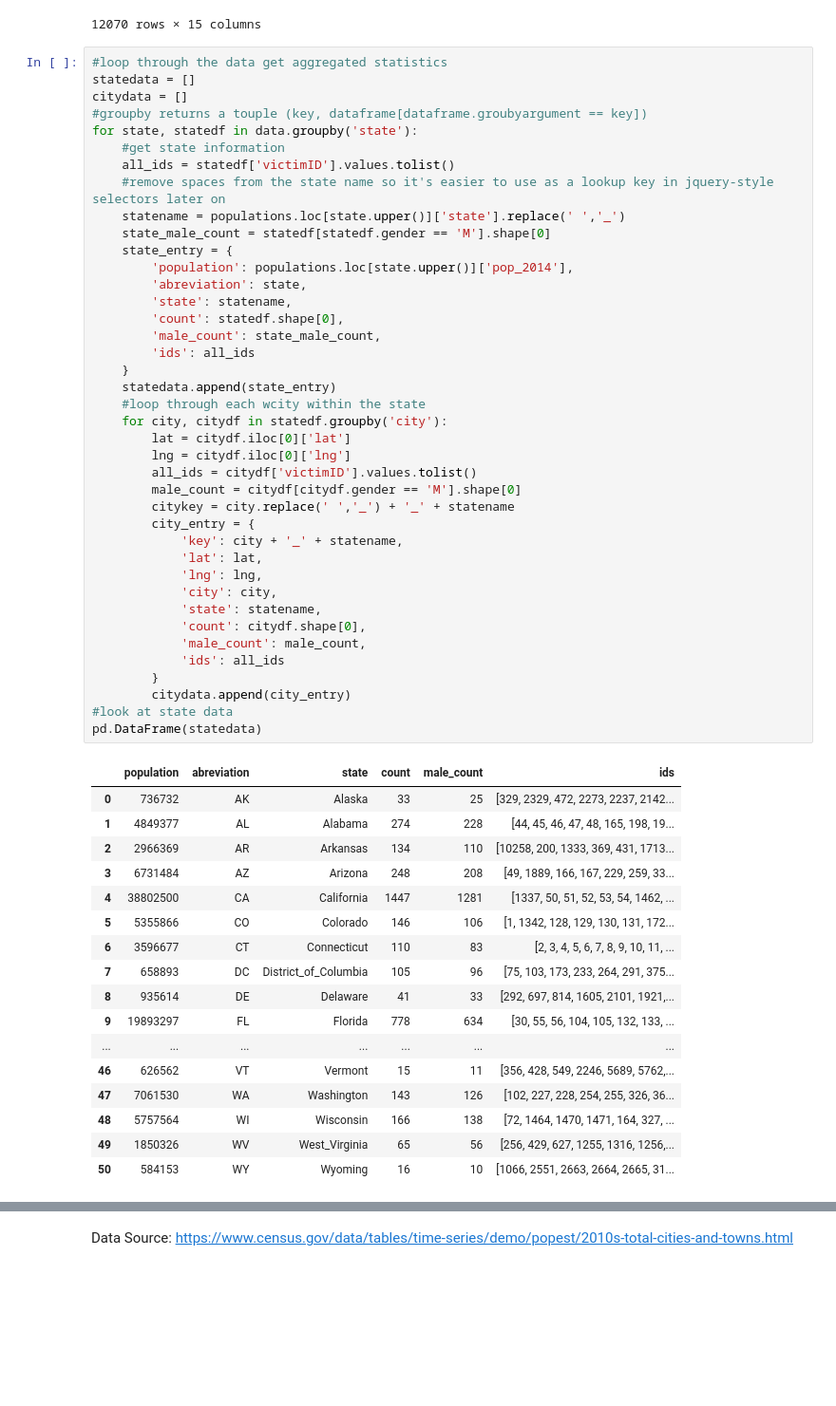
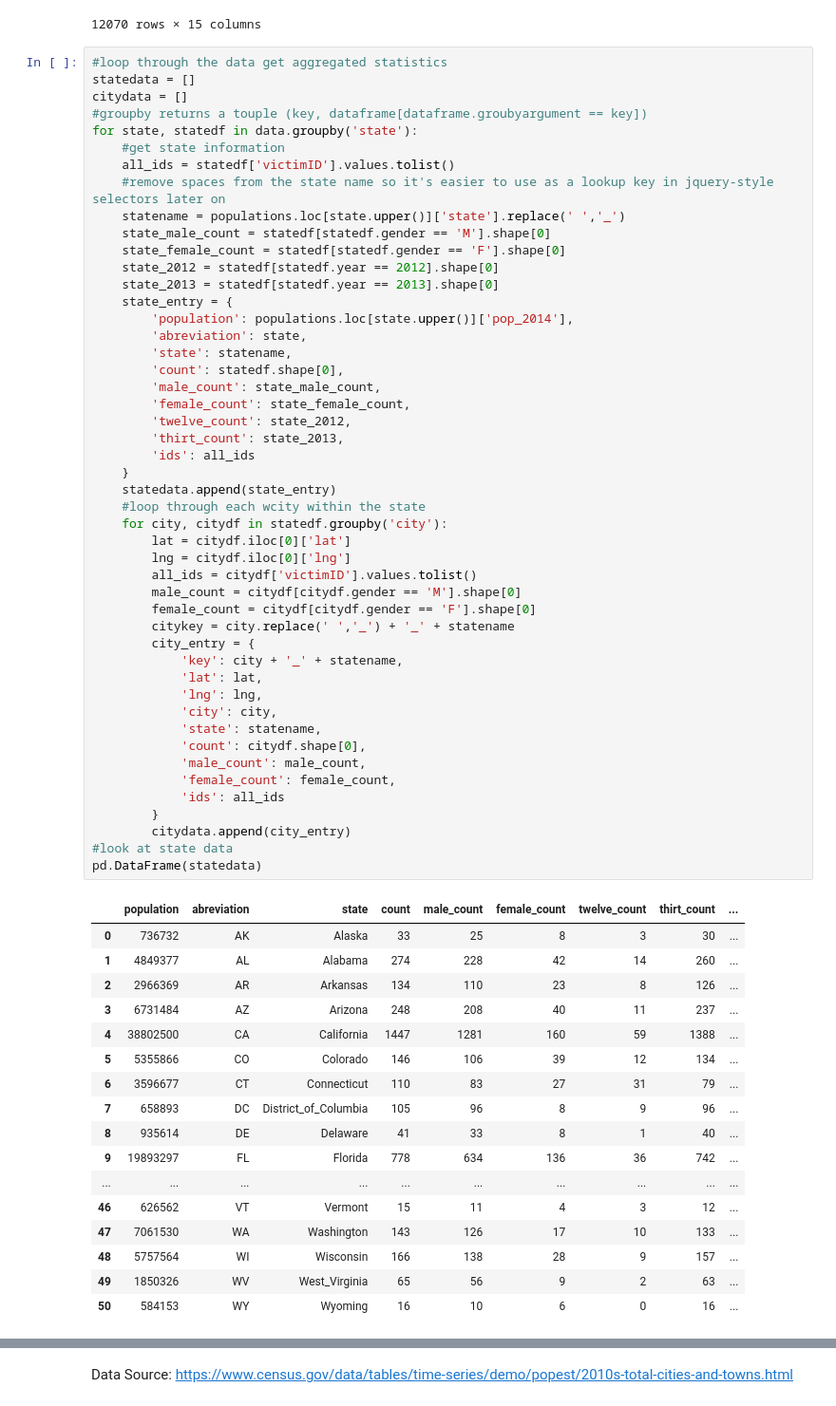
Before and after one commit to halBRY/CS529HW1, a Jupyter notebook: python/Preprocessing.ipynb, the cells around one changed output, grey strips where cells are left out. Shown at 95% size. Saved outputs shown, nothing was run; the diff lists cells and outputs as text; blank space fills up the shorter version.

```diff
--- a/python/Preprocessing.ipynb
+++ b/python/Preprocessing.ipynb
@@ -77,53 +77,61 @@ for state, statedf in data.groupby('state'):
     #remove spaces from the state name so it's easier to use as a lookup key in jquery-style selectors later on
     statename = populations.loc[state.upper()]['state'].replace(' ','_')
     state_male_count = statedf[statedf.gender == 'M'].shape[0]
+    state_female_count = statedf[statedf.gender == 'F'].shape[0]
+    state_2012 = statedf[statedf.year == 2012].shape[0]
+    state_2013 = statedf[statedf.year == 2013].shape[0]
     state_entry = {
         'population': populations.loc[state.upper()]['pop_2014'],
         'abreviation': state,
         'state': statename,
         'count': statedf.shape[0],
         'male_count': state_male_count,
+        'female_count': state_female_count,
+        'twelve_count': state_2012,
+        'thirt_count': state_2013,
         'ids': all_ids
     }
     statedata.append(state_entry)
     #loop through each wcity within the state
     for city, citydf in statedf.groupby('city'):
         lat = citydf.iloc[0]['lat']
         lng = citydf.iloc[0]['lng']
         all_ids = citydf['victimID'].values.tolist()
         male_count = citydf[citydf.gender == 'M'].shape[0]
+        female_count = citydf[citydf.gender == 'F'].shape[0]
         citykey = city.replace(' ','_') + '_' + statename
         city_entry = {
             'key': city + '_' + statename,
             'lat': lat,
             'lng': lng,
             'city': city,
             'state': statename,
             'count': citydf.shape[0],
             'male_count': male_count,
+            'female_count': female_count,
             'ids': all_ids
         }
         citydata.append(city_entry)
 #look at state data
 pd.DataFrame(statedata)
 # %% [output]
-|  | population | abreviation | state | count | male_count | ids |
-| 0 | 736732 | AK | Alaska | 33 | 25 | [329, 2329, 472, 2273, 2237, 2142... |
-| 1 | 4849377 | AL | Alabama | 274 | 228 | [44, 45, 46, 47, 48, 165, 198, 19... |
-| 2 | 2966369 | AR | Arkansas | 134 | 110 | [10258, 200, 1333, 369, 431, 1713... |
-| 3 | 6731484 | AZ | Arizona | 248 | 208 | [49, 1889, 166, 167, 229, 259, 33... |
-| 4 | 38802500 | CA | California | 1447 | 1281 | [1337, 50, 51, 52, 53, 54, 1462, ... |
-| 5 | 5355866 | CO | Colorado | 146 | 106 | [1, 1342, 128, 129, 130, 131, 172... |
-| 6 | 3596677 | CT | Connecticut | 110 | 83 | [2, 3, 4, 5, 6, 7, 8, 9, 10, 11, ... |
-| 7 | 658893 | DC | District_of_Columbia | 105 | 96 | [75, 103, 173, 233, 264, 291, 375... |
-| 8 | 935614 | DE | Delaware | 41 | 33 | [292, 697, 814, 1605, 2101, 1921,... |
-| 9 | 19893297 | FL | Florida | 778 | 634 | [30, 55, 56, 104, 105, 132, 133, ... |
-| ... | ... | ... | ... | ... | ... | ... |
-| 46 | 626562 | VT | Vermont | 15 | 11 | [356, 428, 549, 2246, 5689, 5762,... |
-| 47 | 7061530 | WA | Washington | 143 | 126 | [102, 227, 228, 254, 255, 326, 36... |
-| 48 | 5757564 | WI | Wisconsin | 166 | 138 | [72, 1464, 1470, 1471, 164, 327, ... |
-| 49 | 1850326 | WV | West_Virginia | 65 | 56 | [256, 429, 627, 1255, 1316, 1256,... |
-| 50 | 584153 | WY | Wyoming | 16 | 10 | [1066, 2551, 2663, 2664, 2665, 31... |
+|  | population | abreviation | state | count | male_count | female_count | twelve_count | thirt_count | ... |
+| 0 | 736732 | AK | Alaska | 33 | 25 | 8 | 3 | 30 | ... |
+| 1 | 4849377 | AL | Alabama | 274 | 228 | 42 | 14 | 260 | ... |
+| 2 | 2966369 | AR | Arkansas | 134 | 110 | 23 | 8 | 126 | ... |
+| 3 | 6731484 | AZ | Arizona | 248 | 208 | 40 | 11 | 237 | ... |
+| 4 | 38802500 | CA | California | 1447 | 1281 | 160 | 59 | 1388 | ... |
+| 5 | 5355866 | CO | Colorado | 146 | 106 | 39 | 12 | 134 | ... |
+| 6 | 3596677 | CT | Connecticut | 110 | 83 | 27 | 31 | 79 | ... |
+| 7 | 658893 | DC | District_of_Columbia | 105 | 96 | 8 | 9 | 96 | ... |
+| 8 | 935614 | DE | Delaware | 41 | 33 | 8 | 1 | 40 | ... |
+| 9 | 19893297 | FL | Florida | 778 | 634 | 136 | 36 | 742 | ... |
+| ... | ... | ... | ... | ... | ... | ... | ... | ... | ... |
+| 46 | 626562 | VT | Vermont | 15 | 11 | 4 | 3 | 12 | ... |
+| 47 | 7061530 | WA | Washington | 143 | 126 | 17 | 10 | 133 | ... |
+| 48 | 5757564 | WI | Wisconsin | 166 | 138 | 28 | 9 | 157 | ... |
+| 49 | 1850326 | WV | West_Virginia | 65 | 56 | 9 | 2 | 63 | ... |
+| 50 | 584153 | WY | Wyoming | 16 | 10 | 6 | 0 | 16 | ... |
 # %%
 #look at data aggregated by city
 pd.DataFrame(citydata)
```
Also changed, not shown: parts of 5 cells of this notebook, 3 other files.
